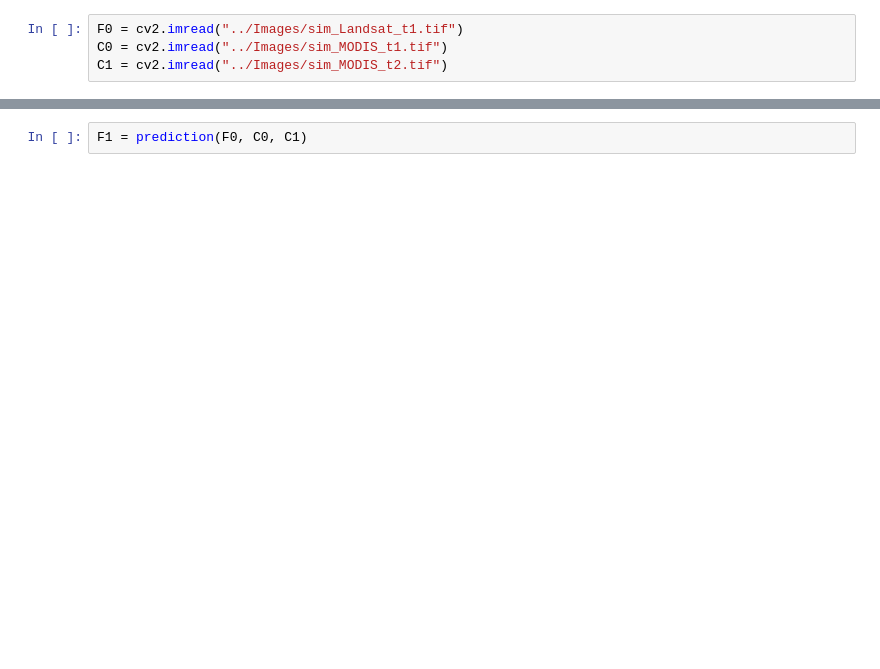
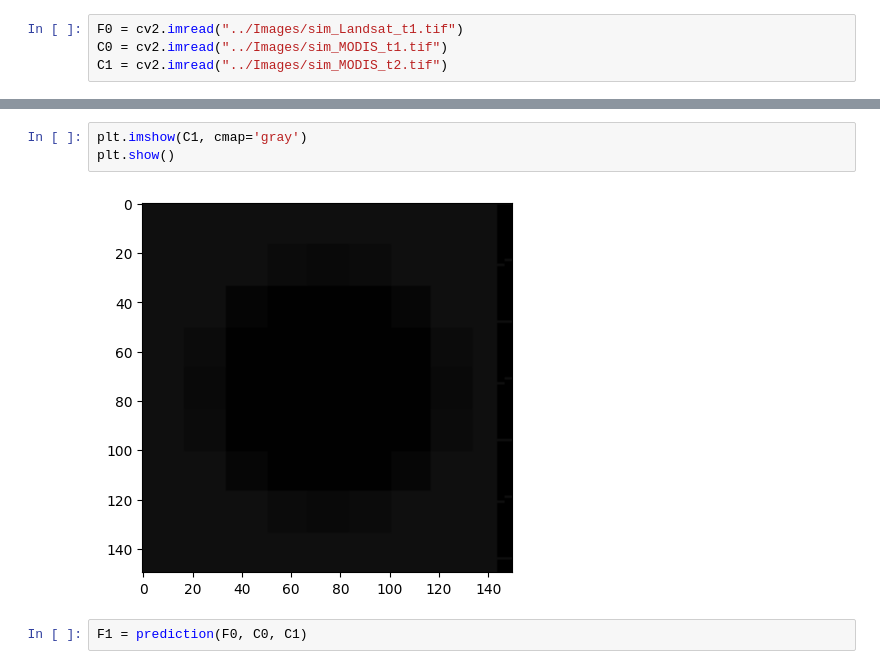
Before and after one commit to shubhroses/mySTARFM, a Jupyter notebook: src/convertArrayToImage.ipynb, the cells around one changed output, grey strips where cells are left out. Cells and saved outputs as stored; diff of their text form; blank space fills up the shorter version.

```diff
--- a/src/convertArrayToImage.ipynb
+++ b/src/convertArrayToImage.ipynb
@@ -11,2 +22,7 @@ C1 = cv2.imread("../Images/sim_MODIS_t2.tif")
+# %%
+plt.imshow(C1, cmap='gray')
+plt.show()
+# %% [output]
+[figure, added]
 # %%
 F1 = prediction(F0, C0, C1)
```
Also changed, not shown: parts of 8 cells of this notebook, 8 other files.
